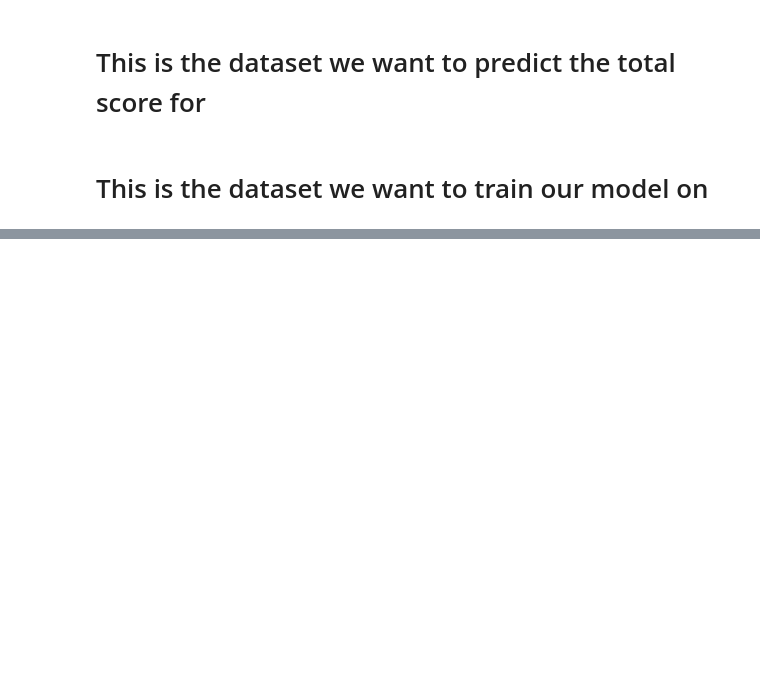
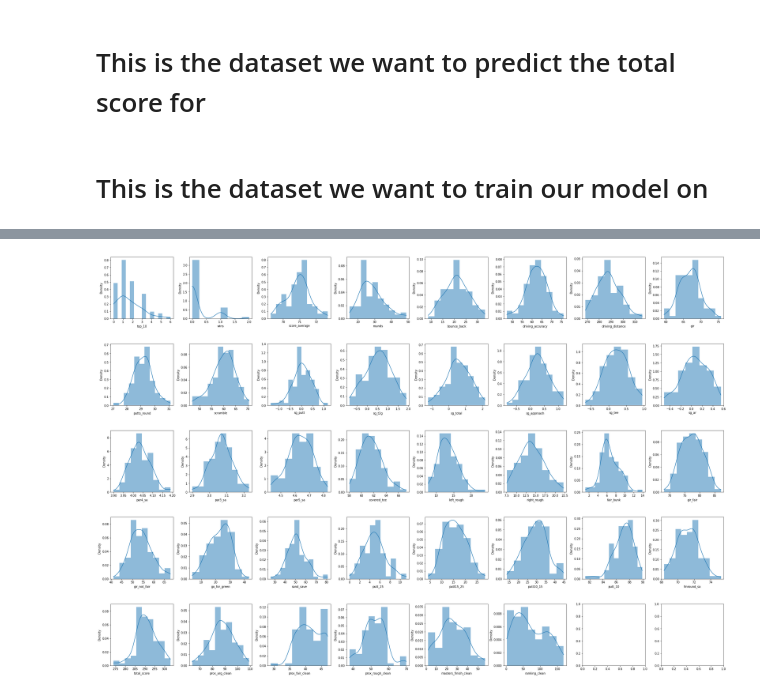
Before and after one commit to SamMilnes/Data-Science-Individual-Final-Project, a Jupyter notebook: Data_Science_Individual_Final_Project.ipynb, the cells around one changed output, grey strips where cells are left out. Saved outputs shown, nothing was run; the diff lists cells and outputs as text; code cells hidden in the pictures; blank space fills up the shorter version.

```diff
--- a/Data_Science_Individual_Final_Project.ipynb
+++ b/Data_Science_Individual_Final_Project.ipynb
@@ -122,0 +125,10 @@ plt.tight_layout(pad=0.4, w_pad=0.5, h_pad=5.0)
+# %%
+fig, axs = plt.subplots(ncols=8, nrows = 5, figsize=(30,20))
+index = 0
+axs = axs.flatten()
+for k,v in df_train.items():
+  sns.histplot(v, ax=axs[index], kde=True, stat="density", linewidth=0)
+  index += 1
+plt.tight_layout(pad=0.4, w_pad=0.5, h_pad=5.0)
+# %% [output]
+[figure, added]
```
Also changed, not shown: parts of 3 cells of this notebook.
